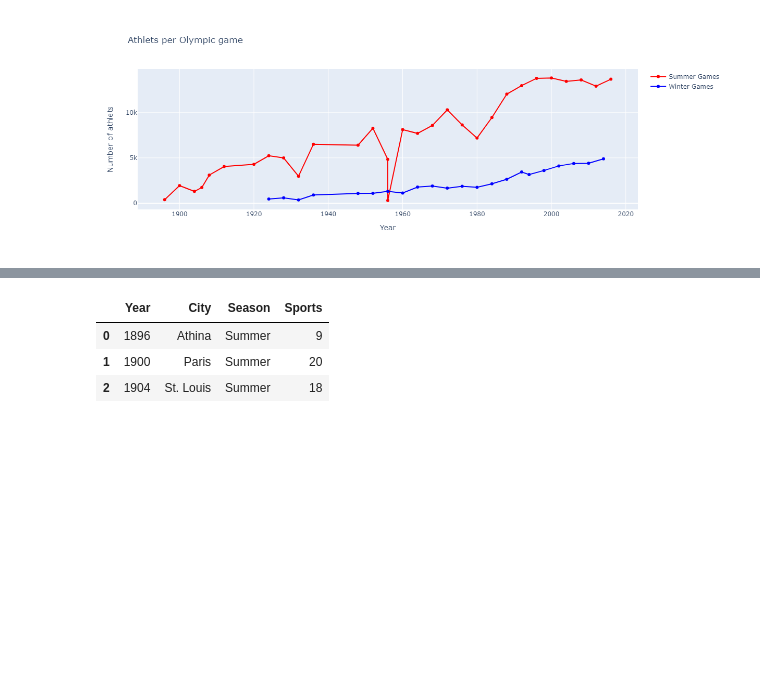
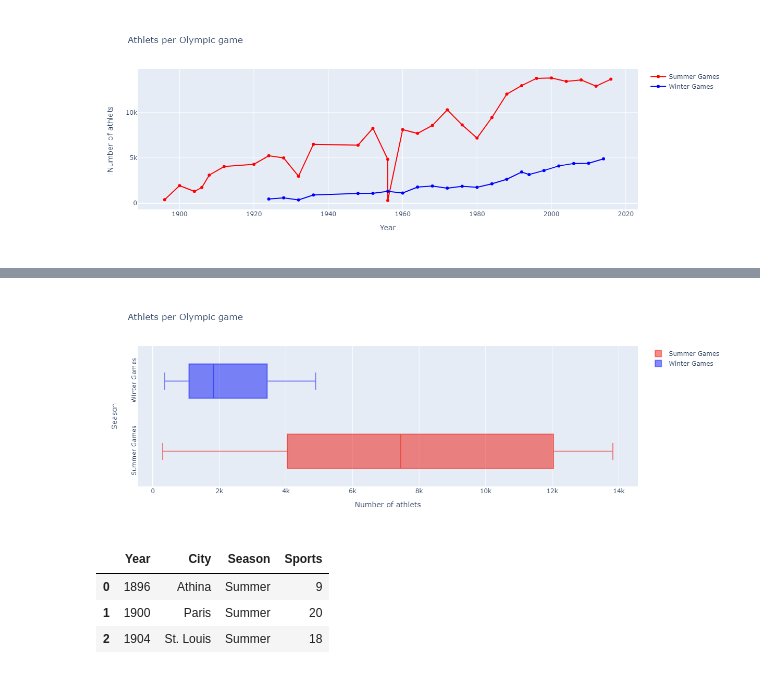
Before and after one commit to jyns417/Datathon, a Jupyter notebook: AhnJinDok/datathon1.ipynb, the cells around one changed output, grey strips where cells are left out. Cells and saved outputs as stored; diff of their text form; code cells hidden in the pictures; blank space fills up the shorter version.

```diff
--- a/AhnJinDok/datathon1.ipynb
+++ b/AhnJinDok/datathon1.ipynb
@@ -236,33 +248,37 @@ traceS = go.Box(
                 line=dict(
                     color='red',
                     width=1.2),
             ),
     text=dfS['City'],
     orientation='h',
 
 )
 traceW = go.Box(
     x = dfW['Athlets'],
     name="Winter Games",
     marker=dict(
                 color='rgba(11,23,245,0.5)',
                 line=dict(
                     color='blue',
                     width=1.2),
             ),
     text=dfS['City'],  orientation='h',
 )
 
 data = [traceS, traceW]
 layout = dict(title = 'Athlets per Olympic game',
           xaxis = dict(title = 'Number of athlets',showticklabels=True),
           yaxis = dict(title = 'Season', showticklabels=True, tickangle=-90),
           hovermode = 'closest',
          )
 fig = dict(data=data, layout=layout)
 iplot(fig, filename='events-athlets5')
+
+img = Image.open('athlets_per_olympic_game(box).png')
+display(img)
 # %% [output]
 [interactive output not drawn]
+[figure, added]
 # %%
 #종목을 살펴보자
 tmp = athlete_events_df.groupby(['Year', 'City','Season'])['Sport'].nunique()
```
Also changed, not shown: parts of 4 cells of this notebook.
